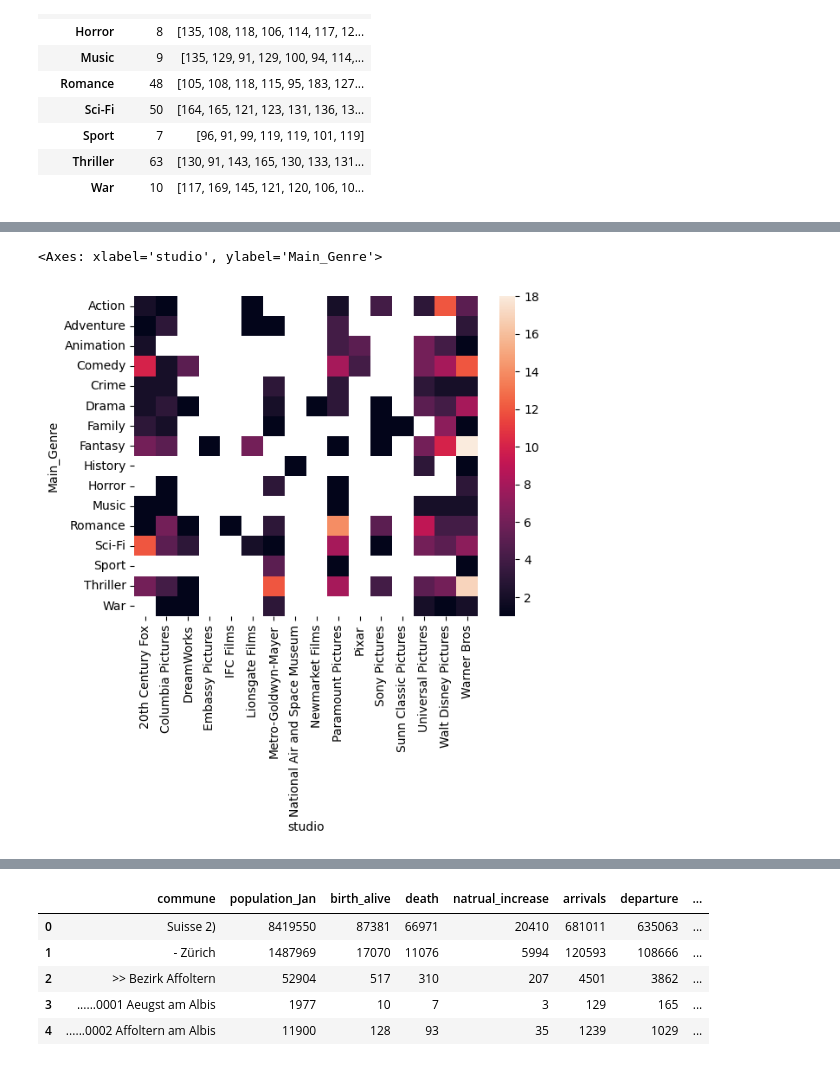
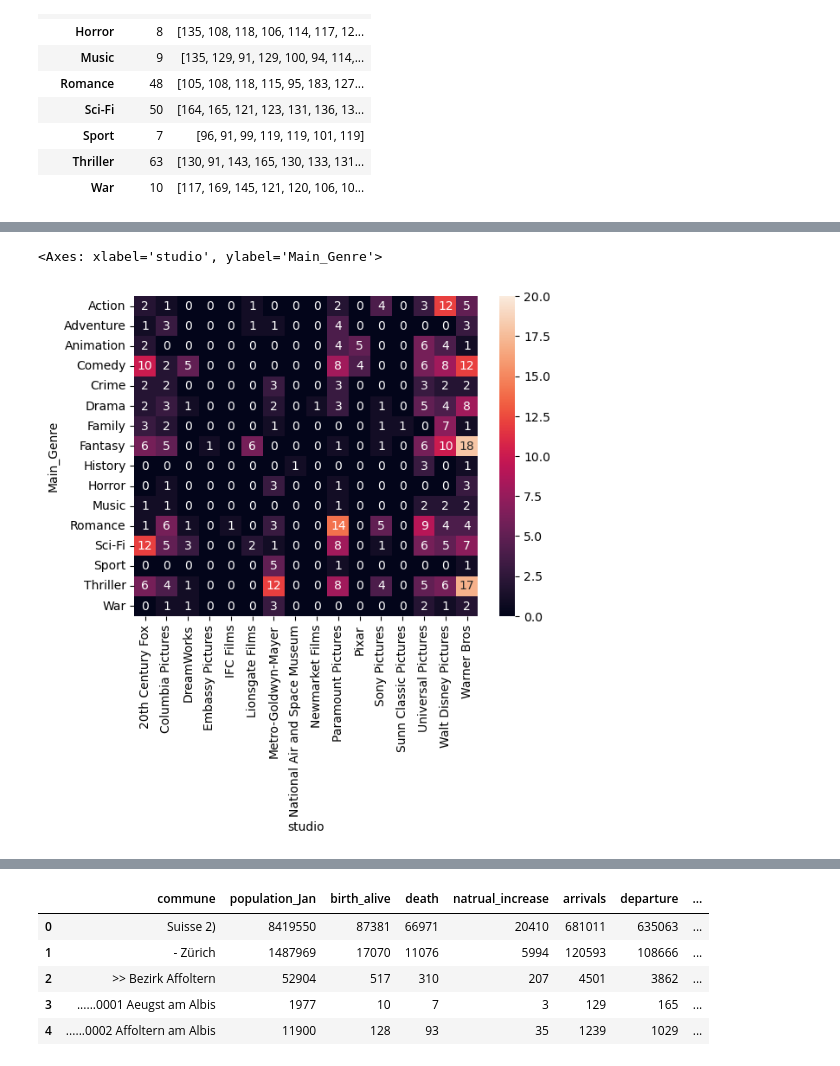
Before and after one commit to Etiennedelab/ADAFORK, a Jupyter notebook: Exercises/02 - Data viz and data from the web/Becoming a DataVizard exercise.ipynb, the cells around one changed output, grey strips where cells are left out. Cells and saved outputs as stored; diff of their text form; code cells hidden in the pictures.

```diff
--- a/Exercises/02 - Data viz and data from the web/Becoming a DataVizard exercise.ipynb
+++ b/Exercises/02 - Data viz and data from the web/Becoming a DataVizard exercise.ipynb
@@ -276,10 +276,12 @@ for row in filmcat.iterrows():
 # %%
 # Write your code to make the first heatmap here
 #filmcat2 = movies.groupby(['Main_Genre','studio']).agg(Genre_count =('Main_Genre','count'))
 
 filmcat2 = movies.groupby(['Main_Genre','studio']).agg(Genre_count =('Main_Genre','count')).reset_index()
-quoi=filmcat2.pivot(index ='Main_Genre',columns='studio',values='Genre_count')
-sns.heatmap(quoi)
+
+quoi=filmcat2.pivot(index ='Main_Genre',columns='studio',values='Genre_count').fillna(0)
+# or quoi = pd.crosstab(movies['Main_Genre'],movies['studio'])
+sns.heatmap(quoi, annot=True, vmin = 0, vmax = 20)
 # %% [output]
 <Axes: xlabel='studio', ylabel='Main_Genre'>
-[figure, old version]
+[figure, new version]
```
Also changed, not shown: parts of 4 cells of this notebook, 5 other files.
